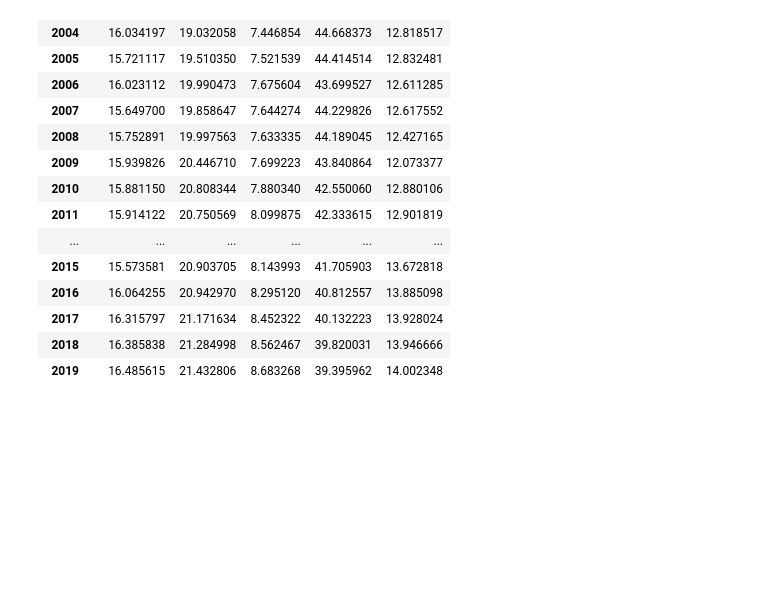
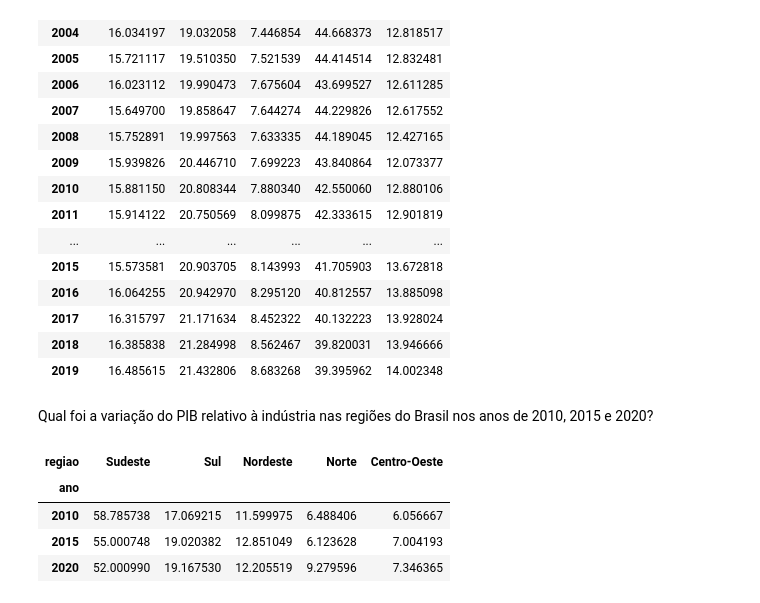
Before and after one commit to ledsouza/dataviz-graficos-composicao-relacionamento, a Jupyter notebook: extra/Plotly_plots.ipynb, the cells around one changed output. Drawn from its saved outputs; the diff is of its cells as text; code cells hidden in the pictures; blank space fills up the shorter version.

```diff
--- a/extra/Plotly_plots.ipynb
+++ b/extra/Plotly_plots.ipynb
@@ -352,3 +352,18 @@ fig.update_traces(
 )
 
 fig.show()
+# %% [markdown]
+Qual foi a variação do PIB relativo à indústria nas regiões do Brasil nos anos de 2010, 2015 e 2020?
+# %%
+anos = [2010, 2015,2020]
+pib_industria = pib.query("ano in @anos")[["ano", "regiao", "va_industria"]]
+pib_industria = pd.crosstab(index=pib_industria['ano'], columns=pib_industria['regiao'], values=pib_industria['va_industria'], aggfunc="sum", normalize='index')
+pib_industria = pib_industria * 100
+pib_industria = pib_industria[['Sudeste', 'Sul', 'Nordeste', 'Norte', 'Centro-Oeste']]
+pib_industria
+# %% [output]
+| regiao | Sudeste | Sul | Nordeste | Norte | Centro-Oeste |
+| ano |  |  |  |  |  |
+| 2010 | 58.785738 | 17.069215 | 11.599975 | 6.488406 | 6.056667 |
+| 2015 | 55.000748 | 19.020382 | 12.851049 | 6.123628 | 7.004193 |
+| 2020 | 52.000990 | 19.167530 | 12.205519 | 9.279596 | 7.346365 |
```
Also changed, not shown: parts of 1 cell of this notebook, 1 other file.
